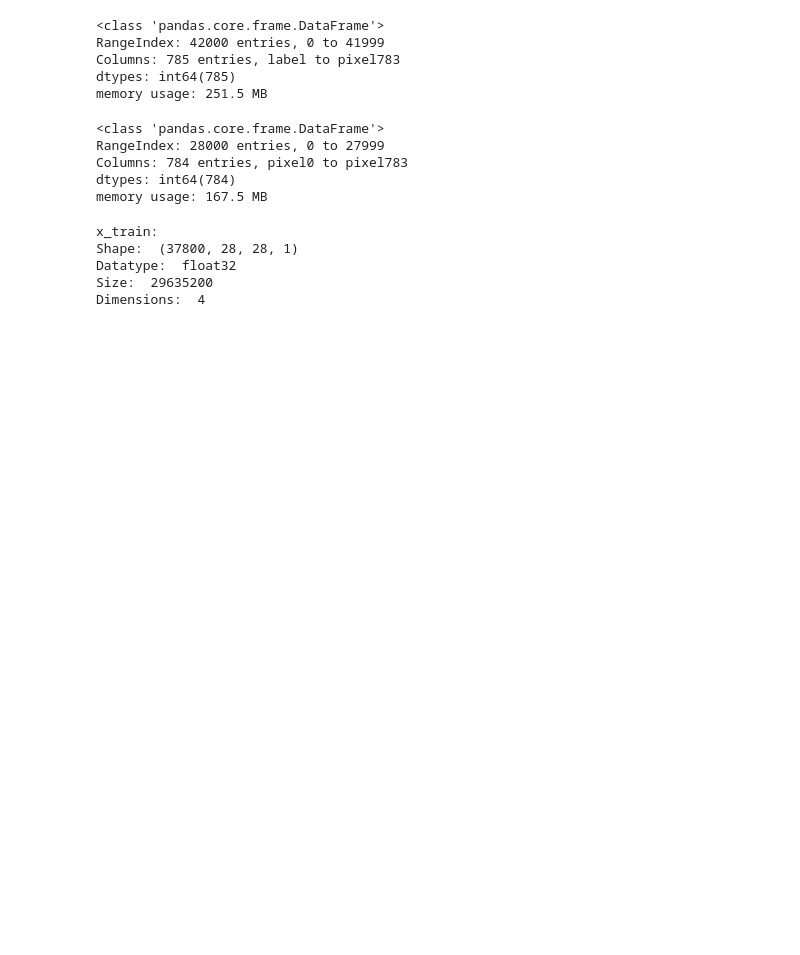
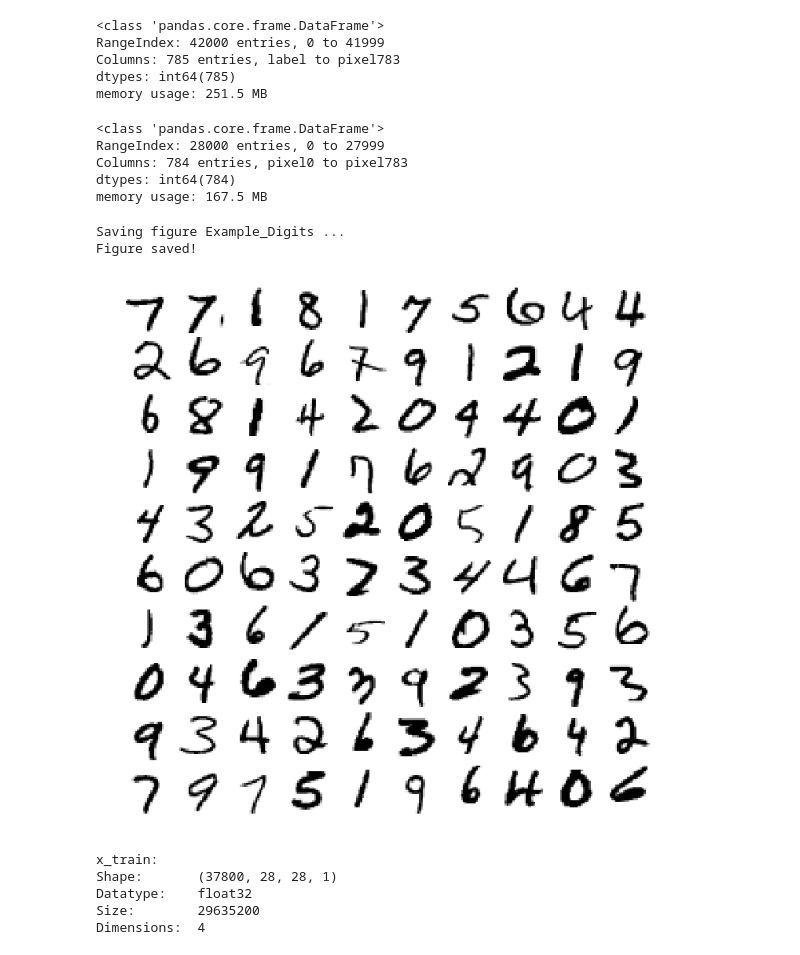
Before and after one commit to NaudeConradie/ADA874, a Jupyter notebook: Kaggle Competition/Digit Recognizer/DigitRecognizer.ipynb, the cells around one changed output. Saved outputs shown, nothing was run; the diff lists cells and outputs as text; code cells hidden in the pictures; blank space fills up the shorter version.

Commit message:
Digit Update

```diff
--- a/Kaggle Competition/Digit Recognizer/DigitRecognizer.ipynb
+++ b/Kaggle Competition/Digit Recognizer/DigitRecognizer.ipynb
@@ -23,0 +26,10 @@ import winsound
+# %%
+proj_dir = r"C:\Users\19673418\Desktop\ADA874\Kaggle Competition\Digit Recognizer"
+
+def save_fig(fig_id, tight_layout = True):
+    path = os.path.join(proj_dir, "Images", fig_id + ".png")
+    print("Saving figure", fig_id, "...")
+    if tight_layout:
+        plt.tight_layout()
+    plt.savefig(path, format = 'png', dpi = 300)
+    print("Figure saved!")
@@ -24,3 +41,17 @@ import winsound
+# %%
+def plot_digits(x_data, dim, dig_per_row = 10, **options):
+    dig_per_row = min(len(x_data), dig_per_row)
+    digits = [digit.reshape(dim, dim) for digit in x_data]
+    n_rows = (len(x_data) - 1) // dig_per_row + 1
+    row_dig = []
+    n_empty = n_rows * dig_per_row - len(x_data)
+    digits.append(np.zeros((dim, dim*n_empty)))
+    for row in range(n_rows):
+        r_dig = x_data[row * dig_per_row: (row + 1)*dig_per_row]
+        row_dig.append(np.concatenate(r_dig, axis = 1))
+    dig = np.concatenate(row_dig, axis = 0)
+    plt.imshow(dig, cmap = mpl.cm.binary, interpolation = "nearest", **options)
+    plt.axis("off")
 # %%
 f = 2000
 t = 500
@@ -53,17 +84,25 @@ def prep_x(x_data):
 # %%
 x_train = train_data.iloc[:, 1:]
 x_train = x_train.values.astype(np.float32).reshape((x_train.shape[0], 28, 28)) / 255
 x_valid, x_train = x_train[:4200], x_train[4200:]
+
+plt.figure(figsize = (10, 10))
+plot_digits(x_train[0:100], 28, dig_per_row = 10)
+save_fig("Example_Digits")
 
 y_train = train_data.iloc[:, 0]
 y_train = y_train.values.astype(np.float32)
 y_valid, y_train = y_train[:4200], y_train[4200:]
 
 x_test = test_data.iloc[:, :]
 x_test = test_data.values.astype(np.float32).reshape((x_test.shape[0], 28, 28)) / 255
 
 x_train = prep_x(x_train)
 x_valid = prep_x(x_valid)
 x_test = prep_x(x_test)
+# %% [output]
+Saving figure Example_Digits ...
+Figure saved!
+[figure, added]
 # %%
 print('x_train:')
```
Also changed, not shown: parts of 18 cells of this notebook, 9 other files.
